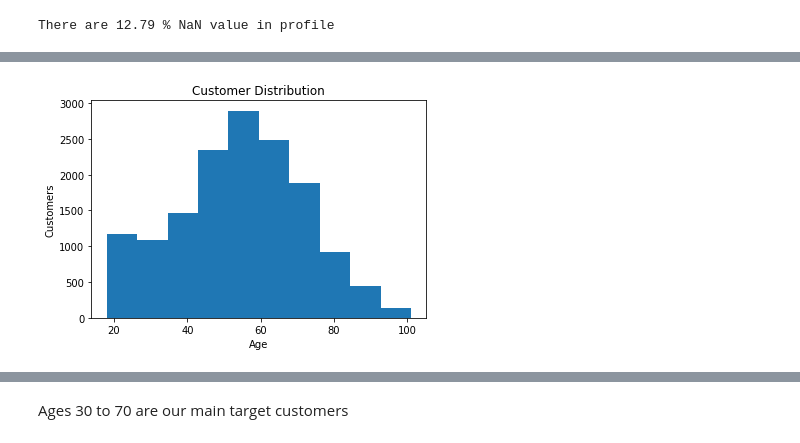
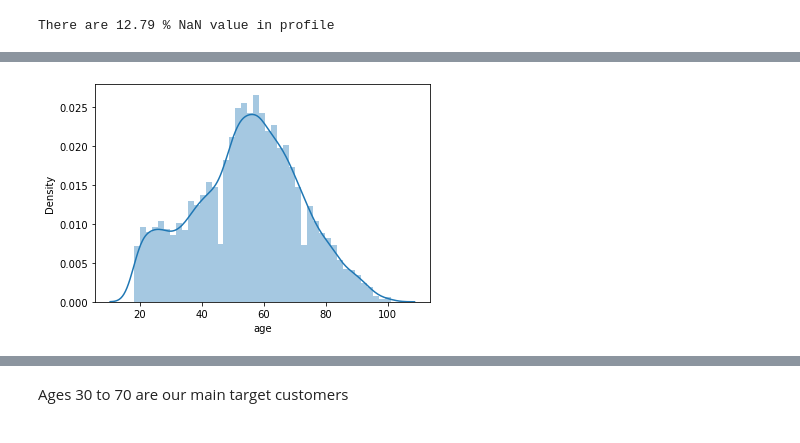
Before and after one commit to tomgtqq/DSND-Capstone-Project, a Jupyter notebook: Starbucks_Capstone_notebook.ipynb, the cells around one changed output, grey strips where cells are left out. Drawn from its saved outputs; the diff is of its cells as text; code cells hidden in the pictures.

```diff
--- a/Starbucks_Capstone_notebook.ipynb
+++ b/Starbucks_Capstone_notebook.ipynb
@@ -268,7 +275,4 @@ new_profile.head()
-# %%
-plt.hist(new_profile['age'], bins = 10);
-plt.xlabel('Age');
-plt.ylabel('Customers');
-plt.title('Customer Distribution');
-# %% [output]
-[figure, removed]
+# %%
+sns.distplot(a=new_profile['age'], kde=True);
+# %% [output]
+[figure, added]
```
Also changed, not shown: parts of 66 cells of this notebook, 1 other file.
